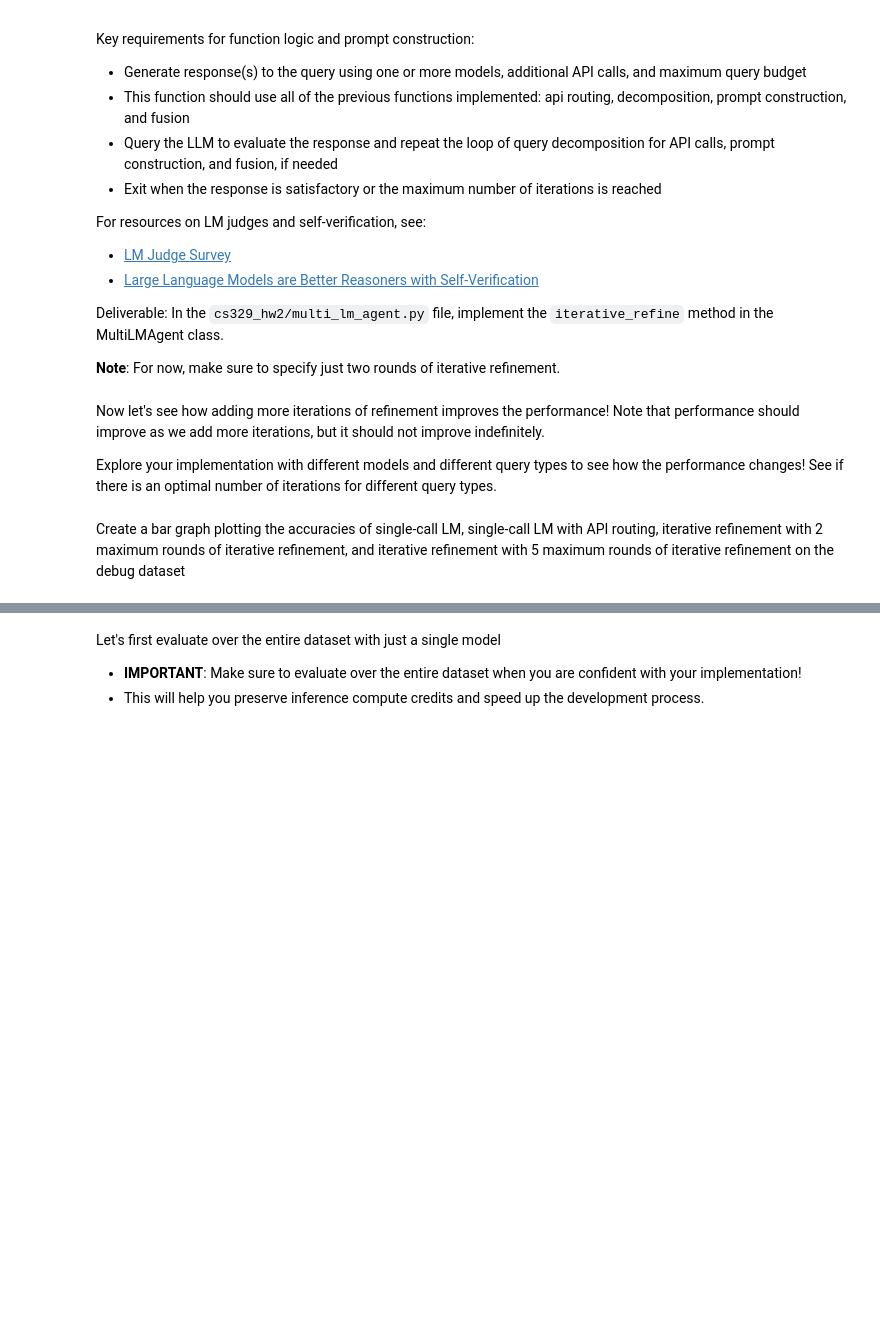
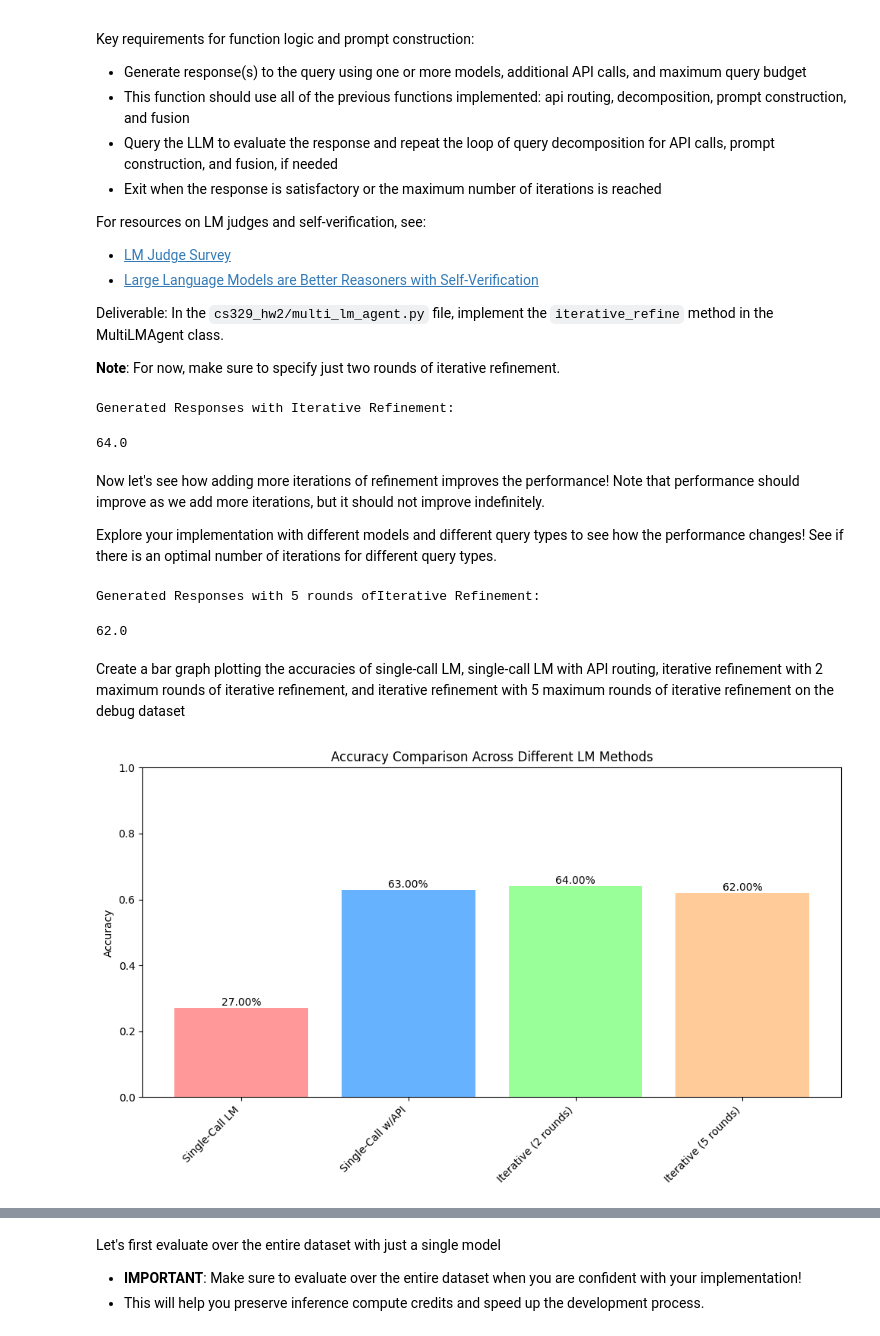
Before and after one commit to sazzadi-r14/cs329-homework2, a Jupyter notebook: homework2.ipynb, the cells around one changed output, grey strips where cells are left out. Drawn from its saved outputs; the diff is of its cells as text; code cells hidden in the pictures; blank space fills up the shorter version.

```diff
--- a/homework2.ipynb
+++ b/homework2.ipynb
@@ -489,51 +506,64 @@ class.
 
 **Note**: For now, make sure to specify just two rounds of iterative refinement.
 # %%
-debug_mode = True
-dataset = prepare_dataset(debug_mode)
+debug_mode = False
+dataset = prepare_dataset(debug_mode=debug_mode)
 
 queries = dataset['train']['query']
 answers = dataset['train']['answer']
 
 print("Generated Responses with Iterative Refinement:")
 iterative_refinement_responses = []
-for query, answer in zip(queries, answers):
-    final_response = multi_lm_agent.iterative_refine(query, model="gpt-4o-mini", max_iterations=2)
+
+from tqdm import tqdm
+
+for query, answer in tqdm(zip(queries, answers), total=len(queries)):
+    final_response = multi_lm_agent.iterative_refine(query, max_iterations=2)
     iterative_refinement_responses.append(final_response)
 
-    print(f"Query: {query}")
-    print(f"Response: {final_response[:200]}...")
-    print(f"Answer: {answer}")
-    print("-" * 50)
+    # print(f"Query: {query}")
+    # print(f"Response: {final_response[:200]}...")
+    # print(f"Answer: {answer}")
+    # print("-" * 50)
 
 # Evaluate the multi-call, tool-augmented LM performance
 # This will be used later in the notebook to visualize the performance of the multi-call, multi LM system
 accuracy_iterative_refinement, iterative_refinement_results = evaluate_qa(queries, iterative_refinement_responses, answers)
+print(accuracy_iterative_refinement)
+# %% [output]
+Generated Responses with Iterative Refinement:
+64.0
 # %% [markdown]
 Now let's see how adding more iterations of refinement improves the performance! Note that performance should improve as we add more iterations, but it should not improve indefinitely.
 
 Explore your implementation with different models and different query types to see how the performance changes! See if there is an optimal number of iterations for different query types.
 # %%
-debug_mode = True
-dataset = prepare_dataset(debug_mode)
+debug_mode = False
+dataset = prepare_dataset(debug_mode=debug_mode)
 
 queries = dataset['train']['query']
 answers = dataset['train']['answer']
 
 print("Generated Responses with 5 rounds ofIterative Refinement:")
 iterative_refinement_responses_more_rounds = []
-for query, answer in zip(queries, answers):
-    final_response = multi_lm_agent.iterative_refine(query, model="gpt-4o-mini", max_iterations=5)
+from tqdm import tqdm
+
+for query, answer in tqdm(zip(queries, answers), total=len(queries)):
+    final_response = multi_lm_agent.iterative_refine(query, max_iterations=5)
     iterative_refinement_responses_more_rounds.append(final_response)
 
-    print(f"Query: {query}")
-    print(f"Response: {final_response[:200]}...")
-    print(f"Answer: {answer}")
-    print("-" * 50)
+    # print(f"Query: {query}")
+    # print(f"Response: {final_response[:200]}...")
+    # print(f"Answer: {answer}")
+    # print("-" * 50)
 
 # Evaluate the multi-call, tool-augmented LM performance with more rounds of refinement
 # This will be used later in the notebook to visualize the performance of the multi-call, multi LM system
 accuracy_multi_round_iterative_refinement, multi_round_iterative_refinement_results = evaluate_qa(queries, iterative_refinement_responses_more_rounds, answers)
+print(accuracy_multi_round_iterative_refinement)
+# %% [output]
+Generated Responses with 5 rounds ofIterative Refinement:
+62.0
 # %% [markdown]
 Create a bar graph plotting the accuracies of single-call LM, single-call LM with API routing, iterative refinement with 2 maximum rounds of iterative refinement, and iterative refinement with 5 maximum rounds of iterative refinement on the debug dataset
 # %%
@@ -544,39 +574,41 @@ methods = ['Single-Call LM', 'Single-Call w/API', 'Iterative (2 rounds)', 'Itera
 
 # Must be in this order and in floating point format from 0.0 to 1.0
 accuracies = [
-    accuracy_singleLM,
-    accuracy_querydecomposition,
-    accuracy_iterative_refinement,
-    accuracy_multi_round_iterative_refinement
+    accuracy_singleLM / 100,
+    accuracy_querydecomposition / 100,
+    accuracy_iterative_refinement / 100,
+    accuracy_multi_round_iterative_refinement / 100
 ]
 
 # Define colors for each bar
 colors = ['#FF9999', '#66B2FF', '#99FF99', '#FFCC99']
 
 # Create bar plot
 plt.figure(figsize=(10, 6))
 bars = plt.bar(methods, accuracies, color=colors)
 
 # Customize the plot
 plt.title('Accuracy Comparison Across Different LM Methods')
 plt.ylabel('Accuracy')
 plt.ylim(0, 1.0)  # Set y-axis from 0 to 1 since these are accuracy values
 
 # Rotate x-axis labels for better readability
 plt.xticks(rotation=45, ha='right')
 
 # Add value labels on top of each bar
 for bar in bars:
     height = bar.get_height()
     plt.text(bar.get_x() + bar.get_width()/2., height,
              f'{height:.2%}',
              ha='center', va='bottom')
 
 # Adjust layout to prevent label cutoff
 plt.tight_layout()
 
 # Display the plot
 plt.show()
+# %% [output]
+[figure, added]
 # %% [markdown]
 ## Part 3 - Building an LLM Agentic Workflow [20 points]
 
```
Also changed, not shown: parts of 24 cells of this notebook, 6 other files.
